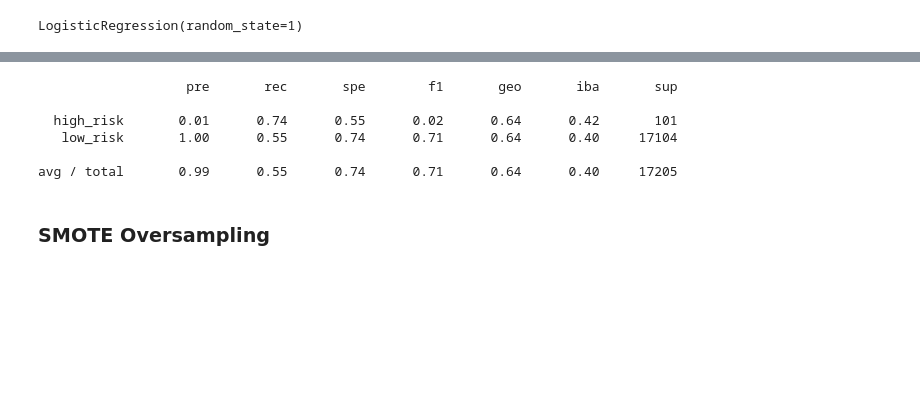
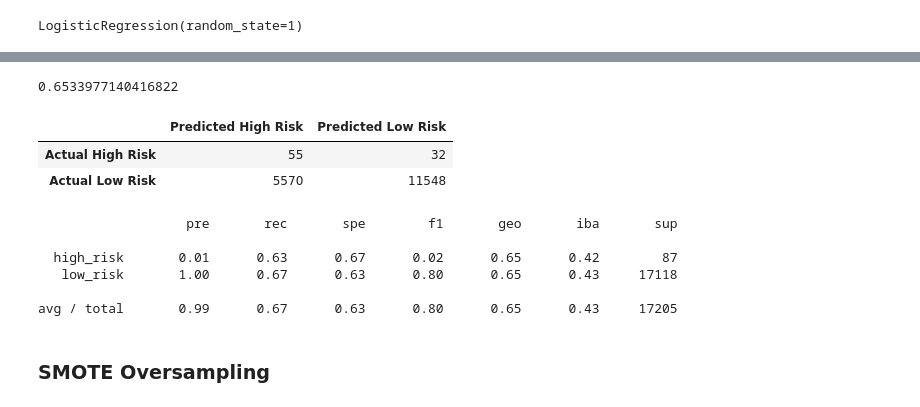
Before and after one commit to luispsalazar/Credit_Risk_Analysis, a Jupyter notebook: credit_risk_resampling.ipynb, the cells around one changed output, grey strips where cells are left out. Drawn from its saved outputs; the diff is of its cells as text; code cells hidden in the pictures; blank space fills up the shorter version.

```diff
--- a/credit_risk_resampling.ipynb
+++ b/credit_risk_resampling.ipynb
@@ -116,0 +164,3 @@ from sklearn.model_selection import train_test_split
+# %%
+from sklearn.model_selection import train_test_split
+X_train, X_test, y_train, y_test = train_test_split(X, y, random_state = 1, stratify = y)
@@ -135,0 +189,6 @@ Counter({'loan_status': 1})
+# %%
+# Resample the training data with the RandomOversampler
+from imblearn.over_sampling import RandomOverSampler
+ros = RandomOverSampler(random_state=1)
+X_resampled, y_resampled = ros.fit_resample(X_train, y_train)
+Counter(y_resampled)
@@ -136,5 +197,7 @@ Counter({'loan_status': 1})
 # %%
 # Train the Logistic Regression model using the resampled data
-# YOUR CODE HERE
+from sklearn.linear_model import LogisticRegression
+logreg = LogisticRegression(solver='lbfgs', random_state=1)
+logreg.fit(X_resampled, y_resampled)
 # %% [output]
 LogisticRegression(random_state=1)
@@ -152,12 +204,33 @@ array([[  75,   26],
+# %%
+# Calculate the balanced accuracy score
+y_pred = logreg.predict(X_test)
+
+from sklearn.metrics import balanced_accuracy_score
+balanced_accuracy_score(y_test, y_pred)
+# %% [output]
+0.6533977140416822
+# %%
+# Confusion matrix
+from sklearn.metrics import confusion_matrix
+cm = confusion_matrix(y_test, y_pred)
+cm_df = pd.DataFrame(
+    cm, index=["Actual High Risk", "Actual Low Risk"],
+    columns=["Predicted High Risk", "Predicted Low Risk"])
+cm_df
+# %% [output]
+|  | Predicted High Risk | Predicted Low Risk |
+| Actual High Risk | 55 | 32 |
+| Actual Low Risk | 5570 | 11548 |
 # %%
 # Print the imbalanced classification report
-# YOUR CODE HERE
+from imblearn.metrics import classification_report_imbalanced
+print(classification_report_imbalanced(y_test, y_pred))
 # %% [output]
                    pre       rec       spe        f1       geo       iba       sup
 
-  high_risk       0.01      0.74      0.55      0.02      0.64      0.42       101
-   low_risk       1.00      0.55      0.74      0.71      0.64      0.40     17104
+  high_risk       0.01      0.63      0.67      0.02      0.65      0.42        87
+   low_risk       1.00      0.67      0.63      0.80      0.65      0.43     17118
 
-avg / total       0.99      0.55      0.74      0.71      0.64      0.40     17205
+avg / total       0.99      0.67      0.63      0.80      0.65      0.43     17205
 # %% [markdown]
 ### SMOTE Oversampling
```
Also changed, not shown: parts of 33 cells of this notebook, 8 other files.
